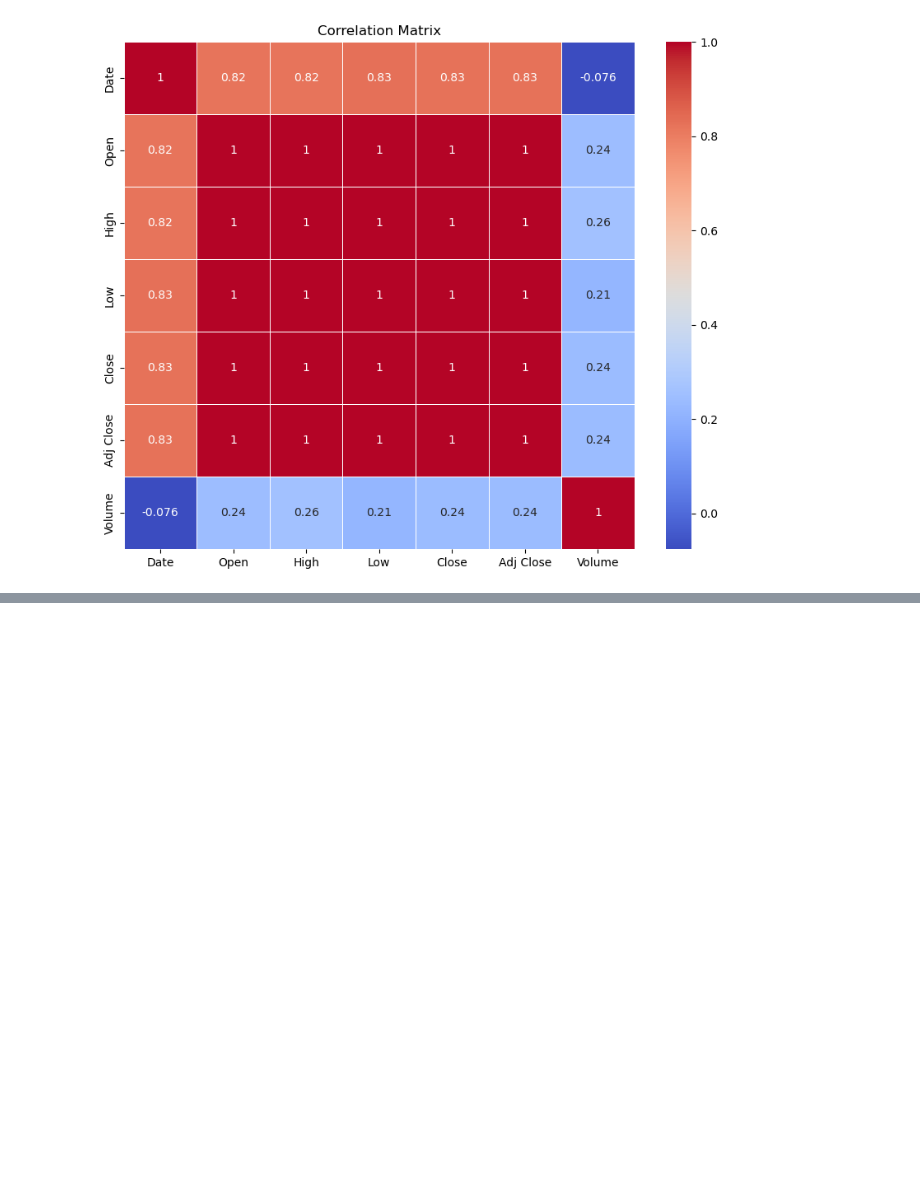
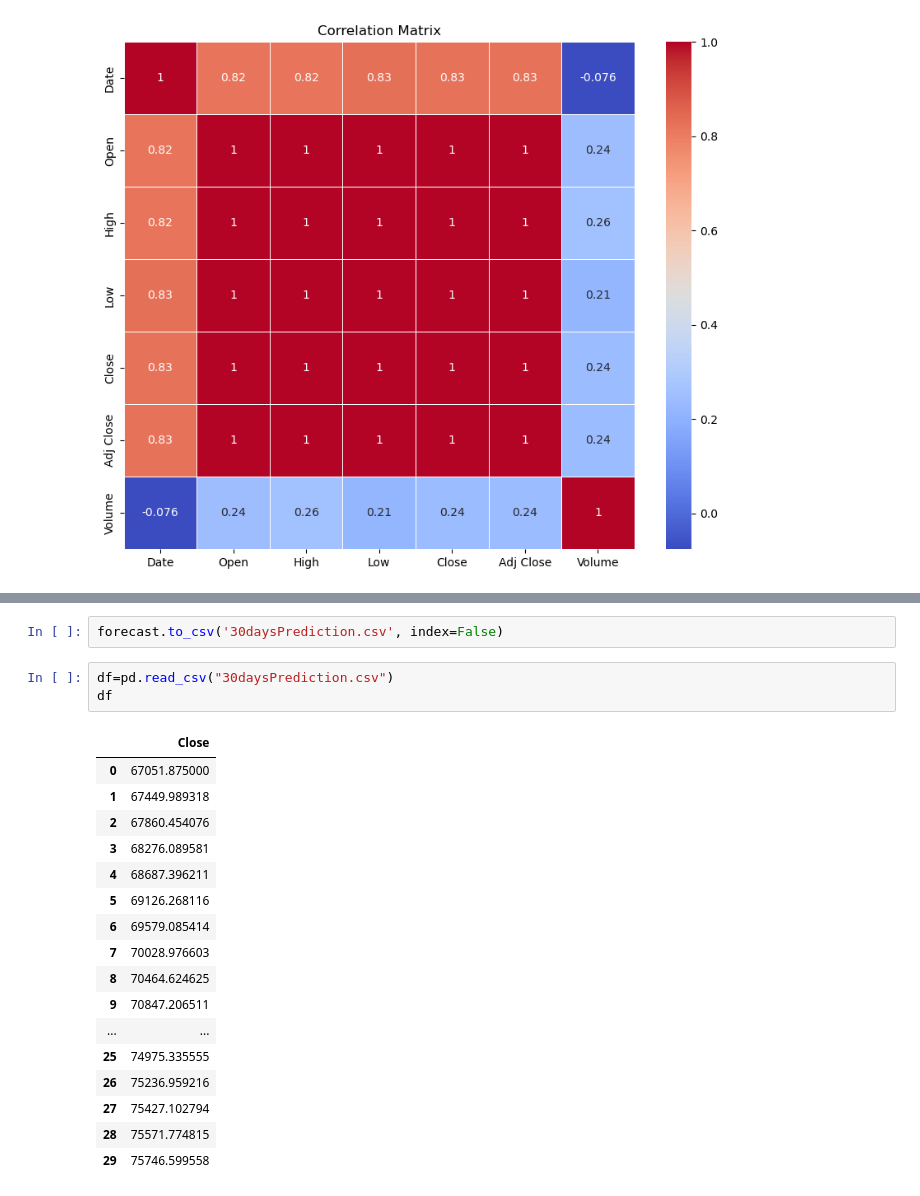
Before and after one commit to NANITH777/ML-DL-Examples, a Jupyter notebook: Crypto/crypto.ipynb, the cells around one changed output, grey strips where cells are left out. Cells and saved outputs as stored; diff of their text form; blank space fills up the shorter version.

```diff
--- a/Crypto/crypto.ipynb
+++ b/Crypto/crypto.ipynb
@@ -104,0 +210,23 @@ plt.show()
+# %%
+forecast.to_csv('30daysPrediction.csv', index=False)
+# %%
+df=pd.read_csv("30daysPrediction.csv")
+df
+# %% [output]
+|  | Close |
+| 0 | 67051.875000 |
+| 1 | 67449.989318 |
+| 2 | 67860.454076 |
+| 3 | 68276.089581 |
+| 4 | 68687.396211 |
+| 5 | 69126.268116 |
+| 6 | 69579.085414 |
+| 7 | 70028.976603 |
+| 8 | 70464.624625 |
+| 9 | 70847.206511 |
+| ... | ... |
+| 25 | 74975.335555 |
+| 26 | 75236.959216 |
+| 27 | 75427.102794 |
+| 28 | 75571.774815 |
+| 29 | 75746.599558 |
```
Also changed, not shown: parts of 2 cells of this notebook, 3 other files.
